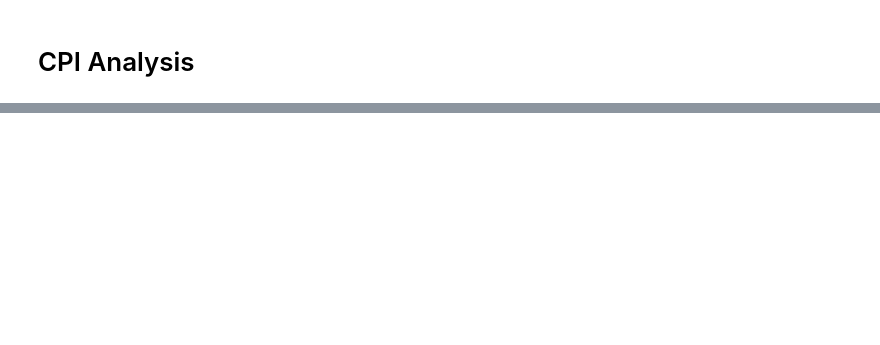
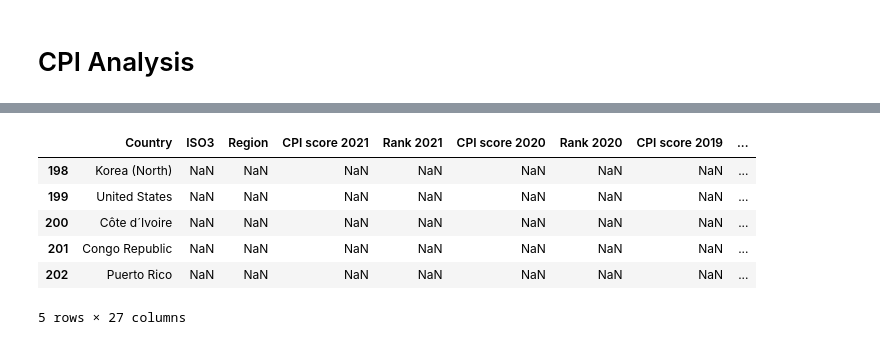
Before and after one commit to wanzulfikri/cpi_analysis, a Jupyter notebook: CPI 2012-2021.ipynb, the cells around one changed output, grey strips where cells are left out. Saved outputs shown, nothing was run; the diff lists cells and outputs as text; code cells hidden in the pictures; blank space fills up the shorter version.

```diff
--- a/CPI 2012-2021.ipynb
+++ b/CPI 2012-2021.ipynb
@@ -128,3 +129,13 @@ CPI.head(5)
+# %%
+CPI.tail(5)
+# %% [output]
+|  | Country | ISO3 | Region | CPI score 2021 | Rank 2021 | CPI score 2020 | Rank 2020 | CPI score 2019 | ... |
+| 198 | Korea (North) | NaN | NaN | NaN | NaN | NaN | NaN | NaN | ... |
+| 199 | United States | NaN | NaN | NaN | NaN | NaN | NaN | NaN | ... |
+| 200 | Côte d´Ivoire | NaN | NaN | NaN | NaN | NaN | NaN | NaN | ... |
+| 201 | Congo Republic | NaN | NaN | NaN | NaN | NaN | NaN | NaN | ... |
+| 202 | Puerto Rico | NaN | NaN | NaN | NaN | NaN | NaN | NaN | ... |
+5 rows × 27 columns
 # %%
 CPI.columns
 # %% [output]
```
Also changed, not shown: parts of 19 cells of this notebook.
